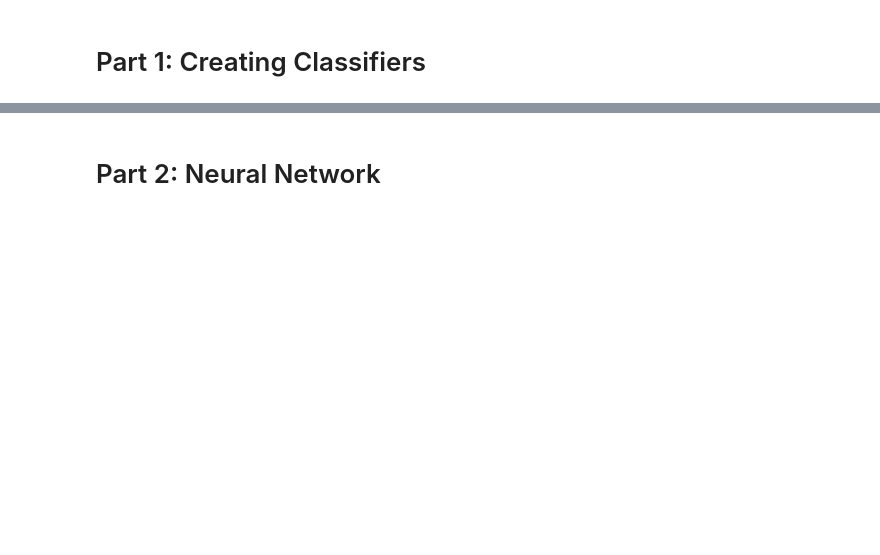
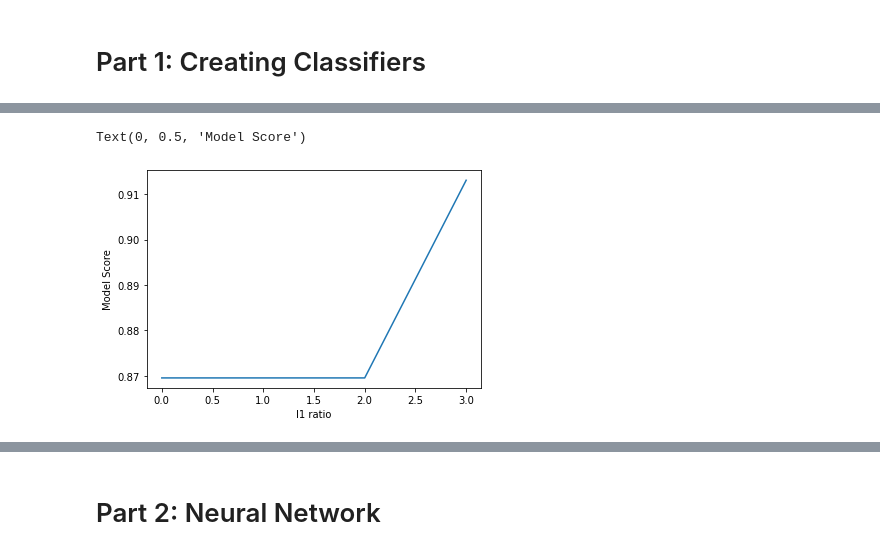
Before and after one commit to acrofts040/Sentiment_Classifier, a Jupyter notebook: src/pcode.ipynb, the cells around one changed output, grey strips where cells are left out. Drawn from its saved outputs; the diff is of its cells as text; code cells hidden in the pictures; blank space fills up the shorter version.

```diff
--- a/src/pcode.ipynb
+++ b/src/pcode.ipynb
@@ -32,0 +104,7 @@ NameError: name 'test_text_list' is not defined
+# %%
+def k_fold_split(arr,k):
+    l = len(arr)
+    split = int(round(l/k))
+
+    # test , train
+    return arr[:split] , arr[split:]
@@ -72,0 +188,16 @@ clf2.score(x_train,y_train_df)
+# %%
+
+from sklearn.linear_model import LogisticRegression
+
+clf = LogisticRegression(solver = 'liblinear',random_state=100, penalty = 'elasticnet').fit(x_train, y_train)
+print(clf.score(x_split,y_split))
+print(clf.score(x_train, y_train))
+
+print(len(x_test))
+
+clf2 = LogisticRegression(random_state=10).fit(x_train2, tempy2)
+x_split2,tempy1
+print(clf2.score(x_split2,tempy1))
+
+yproba1_test = clf.predict(x_test)
+np.savetxt('yproba1_test.txt', yproba1_test)
@@ -72,0 +209,12 @@ clf2.score(x_train,y_train_df)
+# %%
+iters = np.logspace(-2, 0, base=10, num=4)
+print(iters)
+iters = [int(x) for x in iters]
+scores2 = []
+
+for i in range(0,15):
+    #clf3 = MLPClassifier(solver='lbfgs', alpha=alphas[i], hidden_layer_sizes=(5, 2), random_state=1)
+    clf = LogisticRegression(solver = 'saga', random_state=100, penalty = 'elasticnet', l1_ratio = iters[i], max_iter = 400).fit(x_train, y_train)
+    clf.fit(x_train, y_train)
+    scores2.append(clf.score(x_split,y_split))
+    print("doned",i)
@@ -72,0 +228,7 @@ clf2.score(x_train,y_train_df)
+# %%
+plt.plot(scores2)
+plt.xlabel("l1 ratio")
+plt.ylabel("Model Score")
+# %% [output]
+Text(0, 0.5, 'Model Score')
+[figure, added]
```
Also changed, not shown: parts of 26 cells of this notebook.
